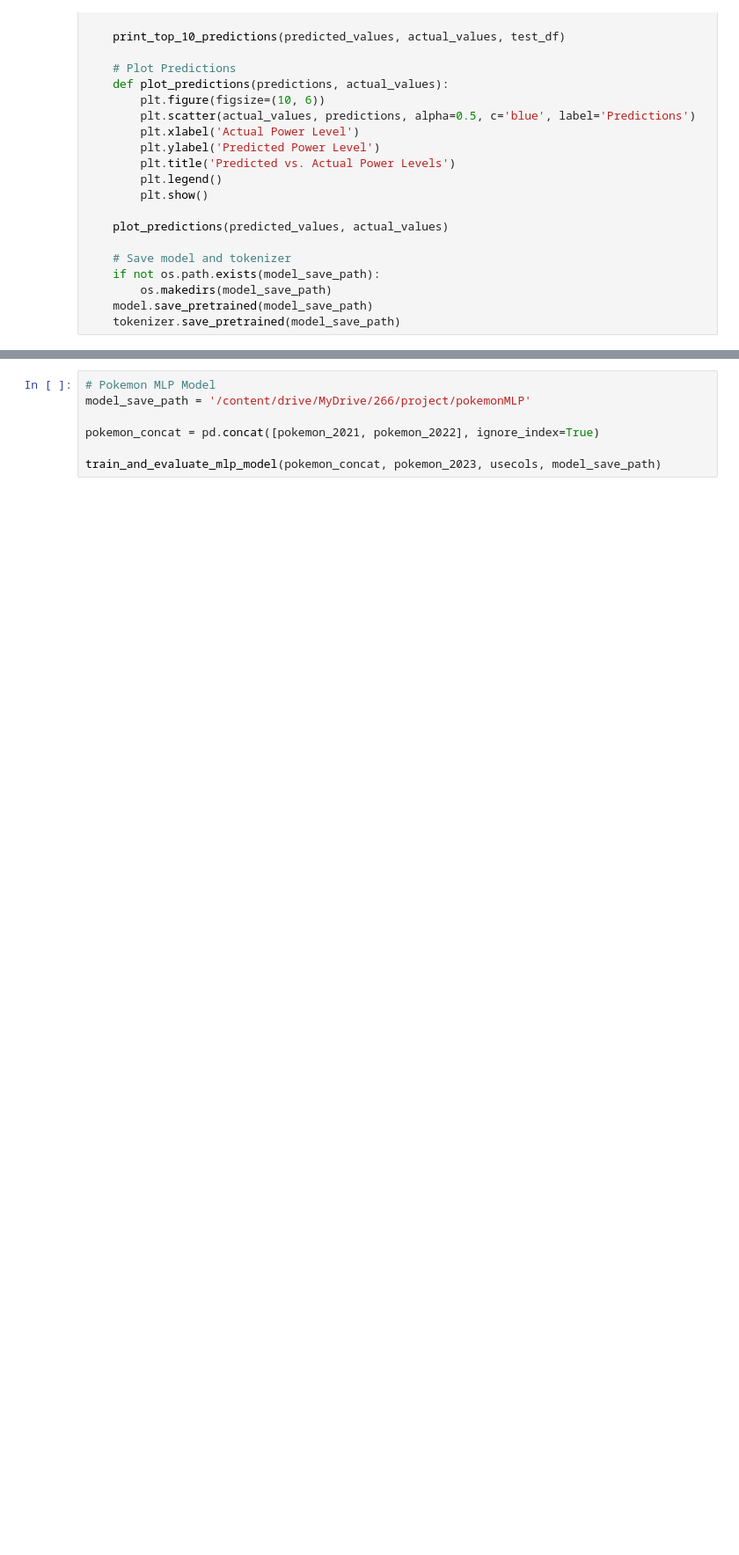
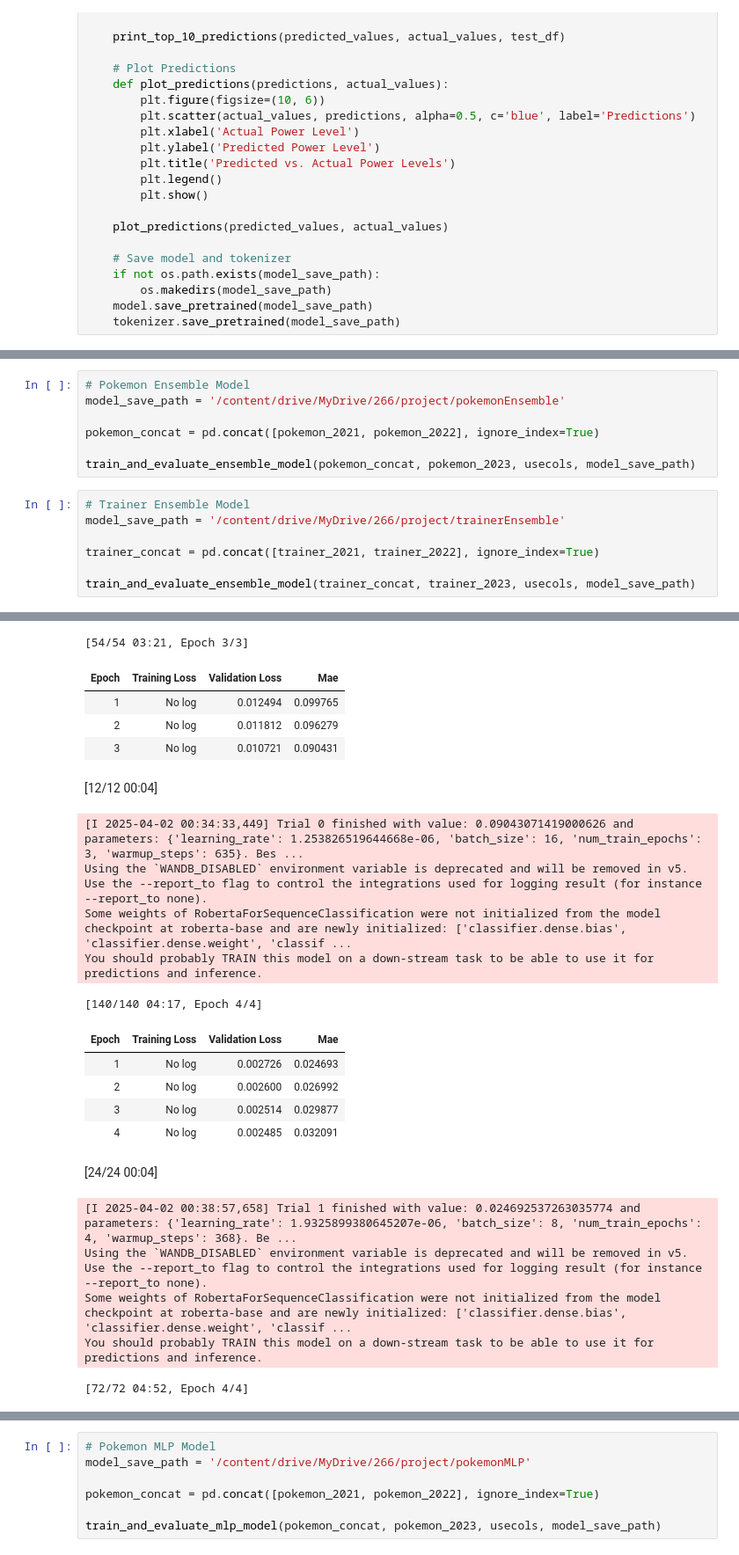
Before and after one commit to mqustar/mids-w266-thomas-agam-mei, a Jupyter notebook: Final Project 266.ipynb, the cells around one changed output, grey strips where cells are left out. Shown at 88% size. Drawn from its saved outputs; the diff is of its cells as text; blank space fills up the shorter version.

```diff
--- a/Final Project 266.ipynb
+++ b/Final Project 266.ipynb
@@ -1054,0 +914,15 @@ def train_and_evaluate_ensemble_model_advanced(train_df, test_df, usecols, model
+# %%
+# Pokemon Ensemble Model
+model_save_path = '/content/drive/MyDrive/266/project/pokemonEnsemble'
+
+pokemon_concat = pd.concat([pokemon_2021, pokemon_2022], ignore_index=True)
+
+train_and_evaluate_ensemble_model(pokemon_concat, pokemon_2023, usecols, model_save_path)
+# %%
+# Trainer Ensemble Model
+model_save_path = '/content/drive/MyDrive/266/project/trainerEnsemble'
+
+trainer_concat = pd.concat([trainer_2021, trainer_2022], ignore_index=True)
+
+train_and_evaluate_ensemble_model(trainer_concat, trainer_2023, usecols, model_save_path)
+# %% [output]
@@ -1054,0 +933,22 @@ def train_and_evaluate_ensemble_model_advanced(train_df, test_df, usecols, model
+[54/54 03:21, Epoch 3/3]
+| Epoch | Training Loss | Validation Loss | Mae |
+| 1 | No log | 0.012494 | 0.099765 |
+| 2 | No log | 0.011812 | 0.096279 |
+| 3 | No log | 0.010721 | 0.090431 |
+[12/12 00:04]
+[I 2025-04-02 00:34:33,449] Trial 0 finished with value: 0.09043071419000626 and parameters: {'learning_rate': 1.253826519644668e-06, 'batch_size': 16, 'num_train_epochs': 3, 'warmup_steps': 635}. Bes ...
+Using the `WANDB_DISABLED` environment variable is deprecated and will be removed in v5. Use the --report_to flag to control the integrations used for logging result (for instance --report_to none).
+Some weights of RobertaForSequenceClassification were not initialized from the model checkpoint at roberta-base and are newly initialized: ['classifier.dense.bias', 'classifier.dense.weight', 'classif ...
+You should probably TRAIN this model on a down-stream task to be able to use it for predictions and inference.
+[140/140 04:17, Epoch 4/4]
+| Epoch | Training Loss | Validation Loss | Mae |
+| 1 | No log | 0.002726 | 0.024693 |
+| 2 | No log | 0.002600 | 0.026992 |
+| 3 | No log | 0.002514 | 0.029877 |
+| 4 | No log | 0.002485 | 0.032091 |
+[24/24 00:04]
+[I 2025-04-02 00:38:57,658] Trial 1 finished with value: 0.024692537263035774 and parameters: {'learning_rate': 1.9325899380645207e-06, 'batch_size': 8, 'num_train_epochs': 4, 'warmup_steps': 368}. Be ...
+Using the `WANDB_DISABLED` environment variable is deprecated and will be removed in v5. Use the --report_to flag to control the integrations used for logging result (for instance --report_to none).
+Some weights of RobertaForSequenceClassification were not initialized from the model checkpoint at roberta-base and are newly initialized: ['classifier.dense.bias', 'classifier.dense.weight', 'classif ...
+You should probably TRAIN this model on a down-stream task to be able to use it for predictions and inference.
+[72/72 04:52, Epoch 4/4]
```
Also changed, not shown: parts of 7 cells of this notebook.
